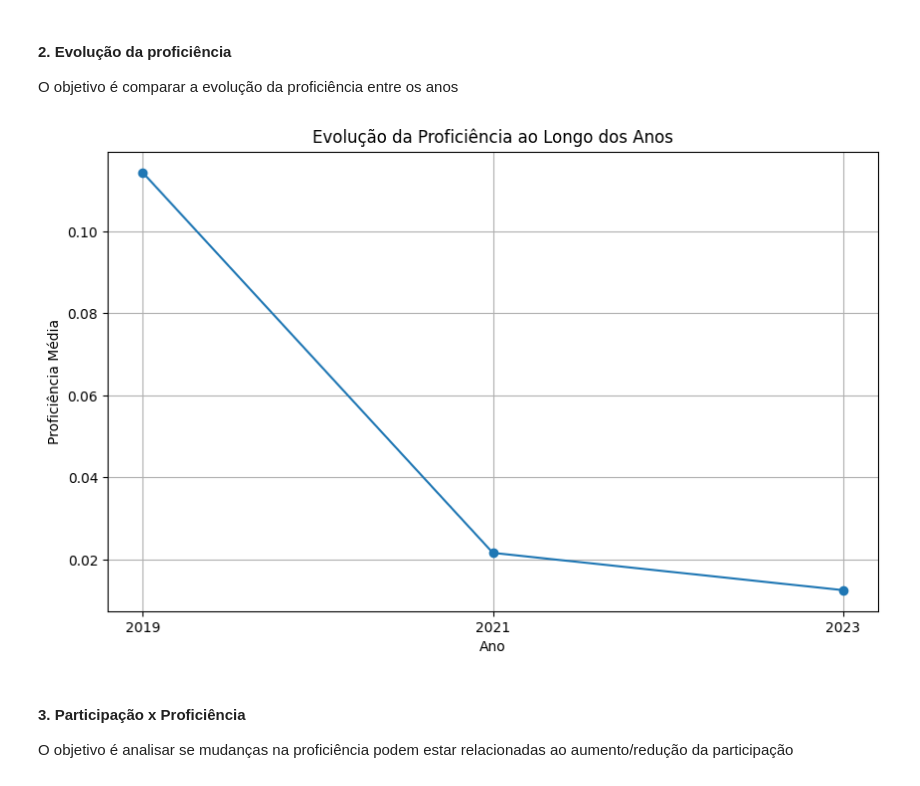
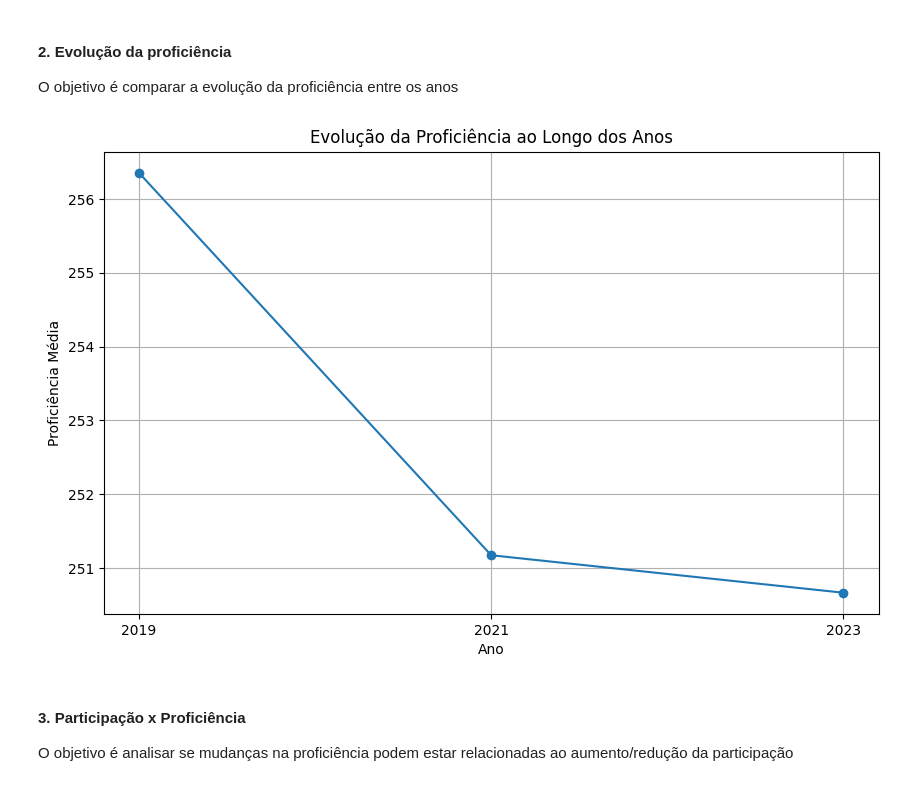
Before and after one commit to emilly788/TCC, a Jupyter notebook: 3. Análise Exploratória.ipynb, the cells around one changed output. Drawn from its saved outputs; the diff is of its cells as text; code cells hidden in the pictures.

```diff
--- a/3. Análise Exploratória.ipynb
+++ b/3. Análise Exploratória.ipynb
@@ -44,30 +44,30 @@ plt.show()
 #### 2. Evolução da proficiência
 O objetivo é comparar a evolução da proficiência entre os anos
 # %%
-df_final["PROFICIENCIA_MT"] = pd.to_numeric(
-    df_final["PROFICIENCIA_MT"],
+df_final["PROFICIENCIA_SAEB"] = pd.to_numeric(
+    df_final["PROFICIENCIA_SAEB"],
     errors="coerce"
 )
 
-media_prof = df_final.groupby("ANO")["PROFICIENCIA_MT"].mean()
+media_prof = df_final.groupby("ANO")["PROFICIENCIA_SAEB"].mean()
 
 media_prof.plot(
     kind="line",
     marker="o",
     figsize=(10,6)
 )
 
 plt.xticks(media_prof.index)
 
 plt.title("Evolução da Proficiência ao Longo dos Anos")
 plt.xlabel("Ano")
 plt.ylabel("Proficiência Média")
 
 plt.grid(True)
 
 plt.show()
 # %% [output]
-[figure, old version]
+[figure, new version]
 # %% [markdown]
 #### 3. Participação x Proficiência
 O objetivo é analisar se mudanças na proficiência podem estar relacionadas ao aumento/redução da participação
```
Also changed, not shown: parts of 4 cells of this notebook.
